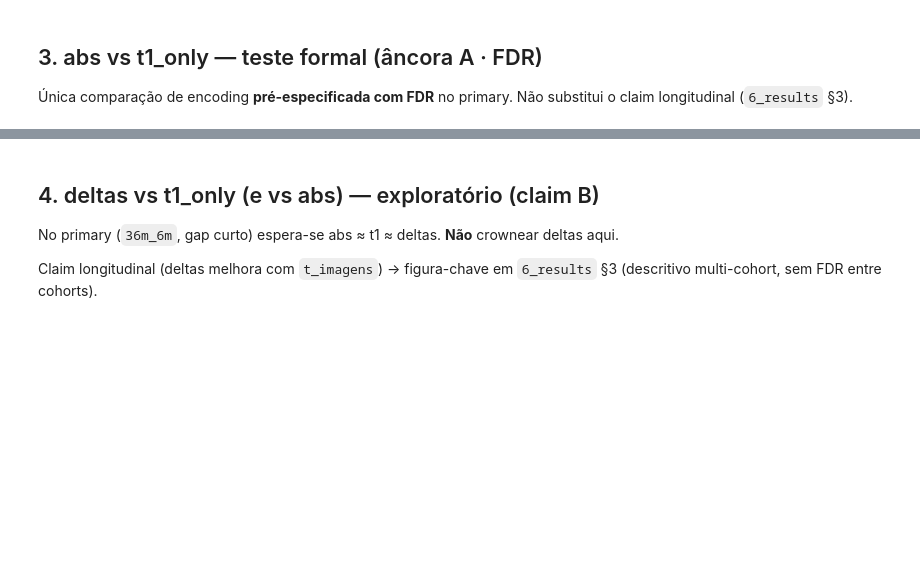
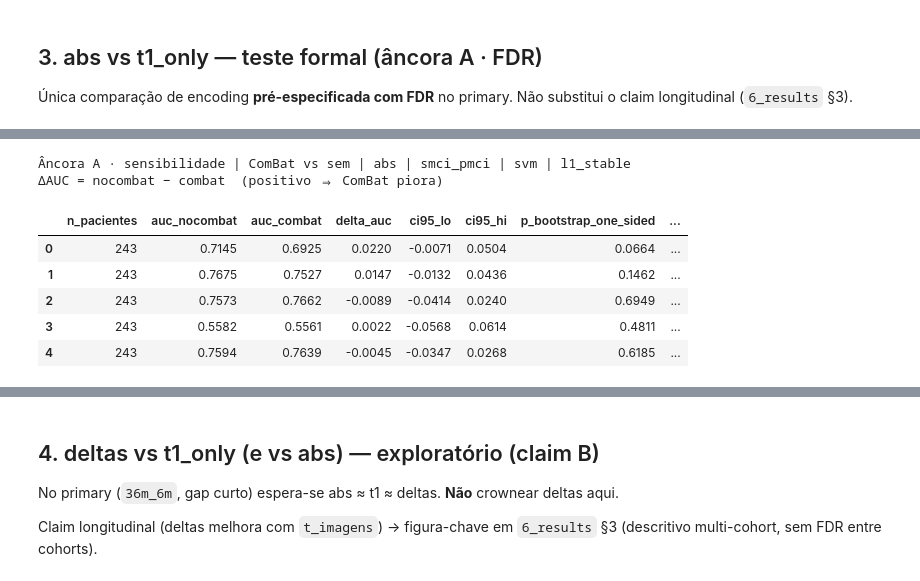
Before and after one commit to PauloMatheusGr/graphs, a Jupyter notebook: 7_stats.ipynb, the cells around one changed output, grey strips where cells are left out. Saved outputs shown, nothing was run; the diff lists cells and outputs as text; code cells hidden in the pictures; blank space fills up the shorter version.

```diff
--- a/7_stats.ipynb
+++ b/7_stats.ipynb
@@ -220,7 +228,12 @@ def patient_scores_from_path(path: Path, cfg: StatsCfg) -> pd.DataFrame:
     return patient_scores_for_protocol(path, cfg)
 
 
-def cfg_for_modality(mod: str, cfg: StatsCfg | None = None) -> StatsCfg:
+def cfg_for_modality(
+    mod: str,
+    cfg: StatsCfg | None = None,
+    *,
+    with_combat: bool | None = None,
+) -> StatsCfg:
     c = cfg or STATS_CFG
     return StatsCfg(
         task=c.task,
@@ -228,7 +241,7 @@ def cfg_for_modality(mod: str, cfg: StatsCfg | None = None) -> StatsCfg:
         positive_group=c.positive_group,
         modality=mod,
         model_key=c.model_key,
-        with_combat=c.with_combat,
+        with_combat=c.with_combat if with_combat is None else with_combat,
         selection_mode=c.selection_mode,
         protocol=c.protocol,
         n_perm=c.n_perm,
@@ -406,0 +483,67 @@ print_comparison_summary(cmp_abs_t1, label_a="abs", label_b="t1_only")
+# %%
+cfg = STATS_CFG
+
+# Δ = nocombat − combat; H1 one-sided: nocombat > combat (ComBat piora)
+cmp_combat = compare_modalities(
+    MODS_COMPARE,
+    path_a=lambda m: image_ablation_path(BASE, "abs", m),
+    path_b=lambda m: image_ablation_path(BASE, "abs", m),
+    cfg_for_mod=lambda m: cfg_for_modality(m, cfg, with_combat=False),
+    cfg_for_mod_b=lambda m: cfg_for_modality(m, cfg, with_combat=True),
+    load_patients=patient_scores_from_path,
+    permutation_auc_p=permutation_auc_p,
+    n_perm=cfg.n_perm,
+    n_bootstrap=cfg.n_bootstrap,
+    seed=cfg.seed + 300,
+    label_a="nocombat",
+    label_b="combat",
+    comparison="nocombat_vs_combat_abs",
+    alpha=ALPHA,
+)
+
+print(
+    f"Âncora A · sensibilidade | ComBat vs sem | abs | {cfg.task} | {cfg.model_key} | "
+    f"{cfg.selection_mode}\n"
+    f"ΔAUC = nocombat − combat  (positivo ⇒ ComBat piora)\n"
+)
+display(cmp_combat.round(4))
+print("\n── Interpretação (5 mods, FDR) ──")
+print_comparison_summary(cmp_combat, label_a="nocombat", label_b="combat")
+
+# Destaque primary (vol)
+if not cmp_combat.empty and (cmp_combat["modality"] == "vol").any():
+    r = cmp_combat.loc[cmp_combat["modality"] == "vol"].iloc[0]
+    print("\n── PRIMARY vol / svm ──")
+    print(
+        f"  AUC nocombat = {r['auc_nocombat']:.3f}   AUC combat = {r['auc_combat']:.3f}"
+    )
+    print(
+        f"  ΔAUC = {r['delta_auc']:.3f}   IC95% [{r['ci95_lo']:.3f}, {r['ci95_hi']:.3f}]"
+    )
+    print(
+        f"  p one-sided (nocombat>combat) = {r['p_bootstrap_one_sided']:.4f}   "
+        f"p two-sided = {r['p_bootstrap_two_sided']:.4f}   "
+        f"q FDR = {r['p_fdr_bh']:.4f}"
+    )
+    if r["ci95_lo"] > 0 and r["p_fdr_bh"] < ALPHA:
+        print("  → ComBat piora de forma significativa (IC>0 e FDR).")
+    elif r["ci95_hi"] < 0 and r["p_bootstrap_two_sided"] < ALPHA:
+        print("  → ComBat melhora (inesperado face ao ponto descritivo).")
+    elif r["delta_auc"] > 0 and r["ci95_lo"] <= 0:
+        print(
+            "  → Ponto: ComBat piora, mas IC cruza 0 — sem evidência formal de piora "
+            "(não é equivalência; primary permanece sem ComBat)."
+        )
+    else:
+        print("  → Sem evidência clara de diferença; primary permanece sem ComBat.")
+else:
+    print("\n(sem linha vol em cmp_combat — verificar ablation_results/vol/)")
+# %% [output]
+Âncora A · sensibilidade | ComBat vs sem | abs | smci_pmci | svm | l1_stable
+ΔAUC = nocombat − combat  (positivo ⇒ ComBat piora)
+|  | n_pacientes | auc_nocombat | auc_combat | delta_auc | ci95_lo | ci95_hi | p_bootstrap_one_sided | ... |
+| 0 | 243 | 0.7145 | 0.6925 | 0.0220 | -0.0071 | 0.0504 | 0.0664 | ... |
+| 1 | 243 | 0.7675 | 0.7527 | 0.0147 | -0.0132 | 0.0436 | 0.1462 | ... |
+| 2 | 243 | 0.7573 | 0.7662 | -0.0089 | -0.0414 | 0.0240 | 0.6949 | ... |
+| 3 | 243 | 0.5582 | 0.5561 | 0.0022 | -0.0568 | 0.0614 | 0.4811 | ... |
+| 4 | 243 | 0.7594 | 0.7639 | -0.0045 | -0.0347 | 0.0268 | 0.6185 | ... |
```
Also changed, not shown: parts of 11 cells of this notebook, 2 other files.
